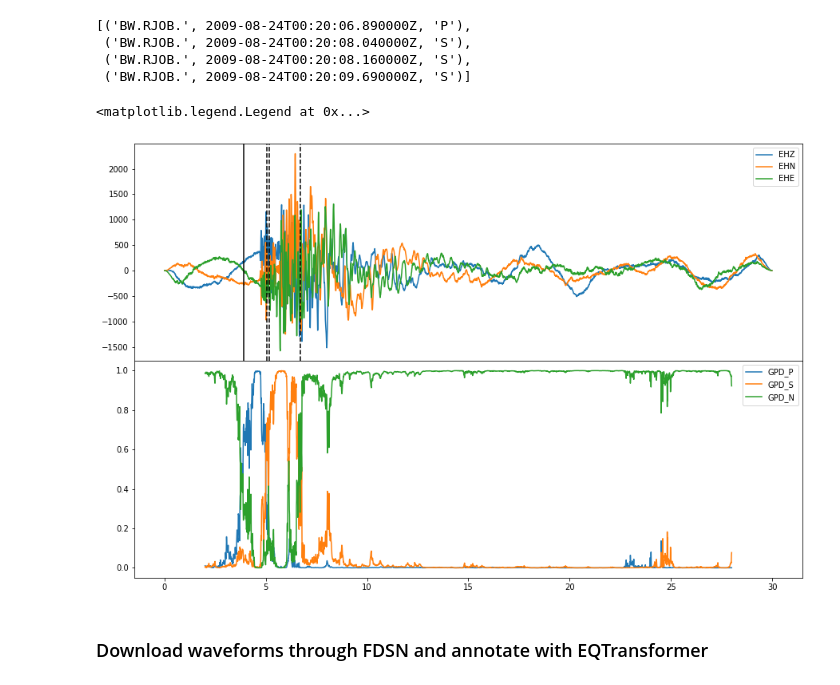
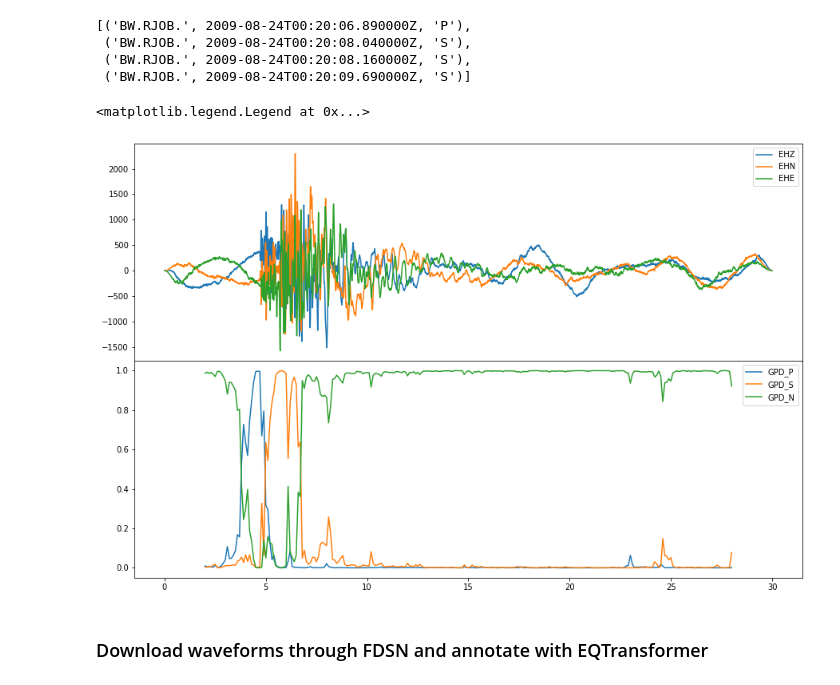
Before and after one commit to seisbench/seisbench, a Jupyter notebook: examples/model_example.ipynb, the cells around one changed output. Saved outputs shown, nothing was run; the diff lists cells and outputs as text; code cells hidden in the pictures.

Commit message:
Fixed CRED output shape and added annotate/classify functions

```diff
--- a/examples/model_example.ipynb
+++ b/examples/model_example.ipynb
@@ -30,7 +31,7 @@ Converted to SeisBench by Jannes Münchmeyer (munchmej@gfz-potsdam.de)
 # %%
 stream = obspy.read()
 # %%
-annotations = model.annotate(stream)
+annotations = model.annotate(stream, stride=10)
 picks = model.classify(stream)
 # %%
 picks
@@ -42,22 +43,22 @@ picks
 # %%
 fig = plt.figure(figsize=(15, 10))
 axs = fig.subplots(2, 1, sharex=True, gridspec_kw={"hspace": 0})
 
 offset = annotations[0].stats.starttime - stream[0].stats.starttime
 for i in range(3):
     axs[0].plot(stream[i].times(), stream[i].data, label=stream[i].stats.channel)
     axs[1].plot(annotations[i].times() + offset, annotations[i].data, label=annotations[i].stats.channel)
 
 t_base = stream[0].stats.starttime
 line_map = {"P": "-", "S": "--"}
-for trace_id, t0, phase in picks:
-    axs[0].axvline(t0 - t_base, color="k", ls=line_map[phase])
+# for trace_id, t0, phase in picks:
+#     axs[0].axvline(t0 - t_base, color="k", ls=line_map[phase])
 
 axs[0].legend()
 axs[1].legend()
 # %% [output]
 <matplotlib.legend.Legend at 0x...>
-[figure, old version]
+[figure, new version]
 # %% [markdown]
 ### Download waveforms through FDSN and annotate with EQTransformer
 # %%
```
Also changed, not shown: parts of 3 cells of this notebook, 1 other file.
